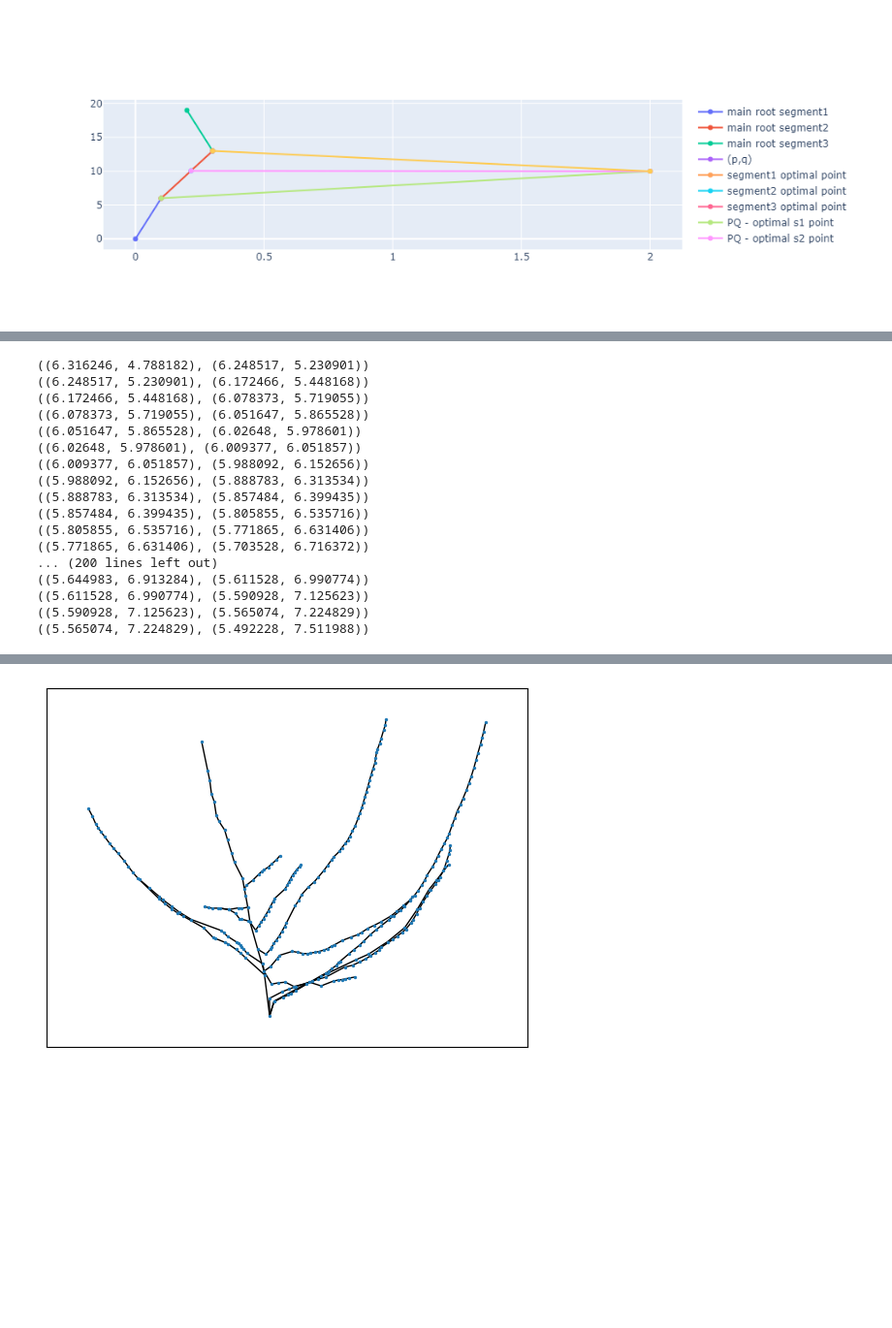
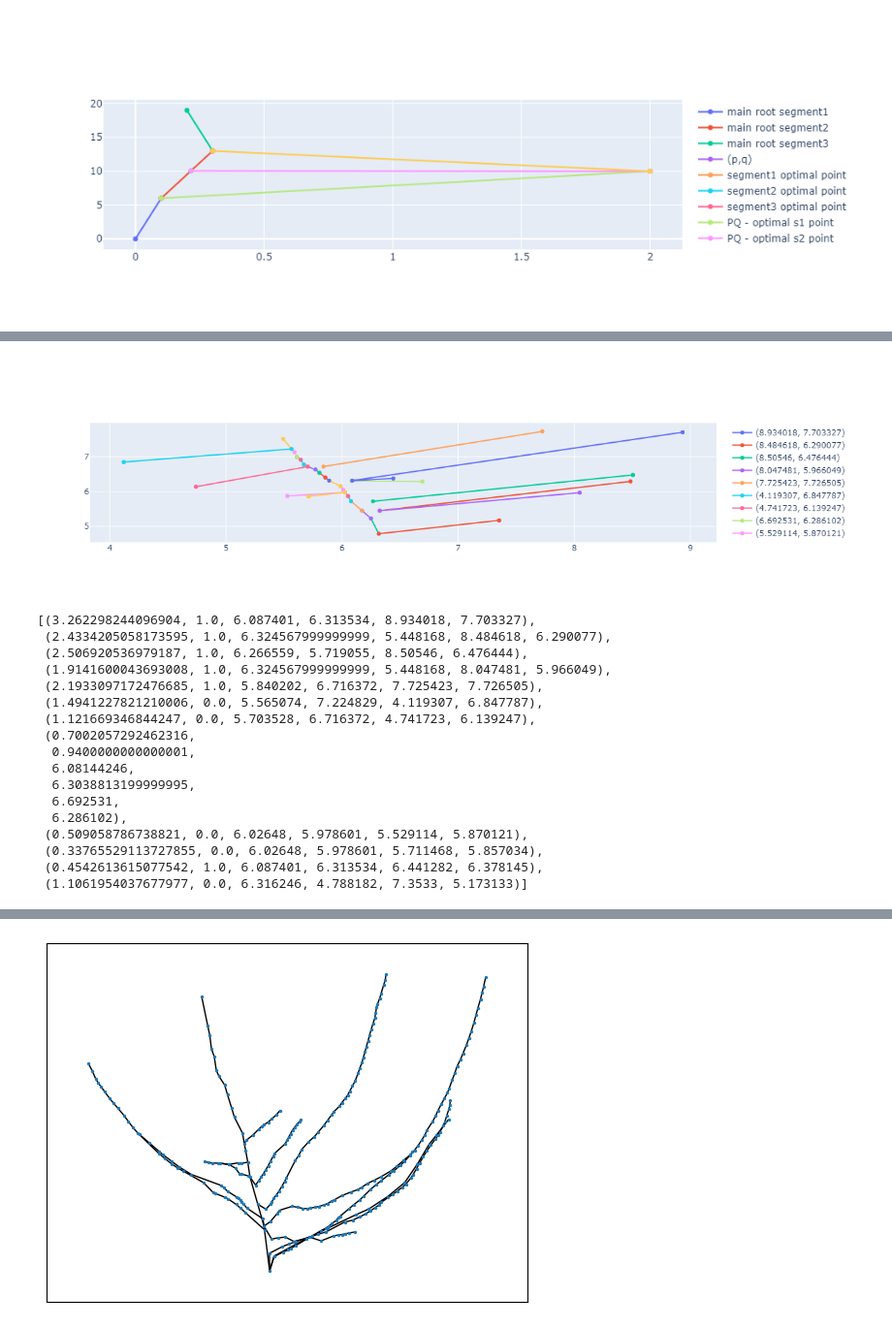
Before and after one commit to arjunc12/Plant-Architecture, a Jupyter notebook: wip_math.ipynb, the cells around one changed output, grey strips where cells are left out. Shown at 97% size. Saved outputs shown, nothing was run; the diff lists cells and outputs as text; code cells hidden in the pictures; blank space fills up the shorter version.

```diff
--- a/wip_math.ipynb
+++ b/wip_math.ipynb
@@ -104,7 +104,7 @@ def find_best_cost(alpha, G, root_distance, x0, y0, x1, y1, p, q):
         results.append(cost)
     ##opt_line = go.Scatter(x = x_opt, y = y_opt, mode = "lines", name = "Optimal: " + str(best_cost))
     ##fig.add_trace(opt_line)
-    return best_cost, best_t, best_x, best_y
+    return best_cost, best_t, best_x, best_y, p, q
 # %%
 '''
 pt1 = [5, 0.1]
@@ -244,29 +244,50 @@ example_fig.show()
 def arbor_best_cost(fname, alpha, G, root_distance):
     arbor = rar.read_arbor_full(fname)
     main_root = []
-    lat_root = []
+    lat_tips = []
     line_segments = {}
+    point_drawing = go.Figure()
     for node in arbor.nodes():
         if arbor.nodes[node]["label"] == ("main root") or arbor.nodes[node]["label"] == ("main root base"):
             main_root.append(node)
         if arbor.nodes[node]["label"] == ("lateral root tip"):
-            lat_root.append(node)
+            lat_tips.append(node)
     for i in range(1, len(main_root)):
         line_segments[i] = main_root[i - 1], main_root[i]
 
 
     # loop through lateral root tips and go through each line segment, return best cost and point
-    results = []
-    for tip in lat_root:
+    final = []
+    curr_dist = 0
+    firstTime = True
+    for tip in lat_tips:
+        results = []
+        p = tip[0]
+        q = tip[1]
         for seg in line_segments:
-
-            print(line_segments[seg])
             x0 = line_segments[seg][0][0]
             y0 = line_segments[seg][0][1]
             x1 = line_segments[seg][1][0]
             y1 = line_segments[seg][1][1]
-            p = tip[0]
-            q = tip[1]
-            result = find_best_cost(alpha, G, root_distance, x0, y0, x1, y1, p, q)
+            if firstTime == True:
+                result = find_best_cost(alpha, G, root_distance, x0, y0, x1, y1, p, q)
+                firstTime == False
+            else:
+                distance = length_func(x0, y0, x1, y1)
+                curr_dist += distance
+                result = find_best_cost(alpha, G, root_distance + curr_dist, x0, y0, x1, y1, p, q)
             results.append(result)
-    return results
+        final.append(min(results))
+    pq_drawings = get_tip_drawings(lat_tips)
+    for p_and_q in pq_drawings:
+        point_drawing.add_trace(p_and_q)
+
+    segment_drawings = get_line_segment_drawings(line_segments)
+    for line in segment_drawings:
+        point_drawing.add_trace(line)
+
+    opt_lines = get_opt_to_pq_drawings(final)
+    for opt in opt_lines:
+        point_drawing.add_trace(opt)
+    point_drawing.show()
+    return final
@@ -273,20 +332,21 @@ def arbor_best_cost(fname, alpha, G, root_distance):
 # %%
-arbor_best_cost('002_1_c_day4.csv', 1, 0, 10)
+arbor_best_cost('002_1_c_day4.csv', 0.5, 0, 0)
 # %% [output]
+[figure, added]
-((6.316246, 4.788182), (6.248517, 5.230901))
-((6.248517, 5.230901), (6.172466, 5.448168))
-((6.172466, 5.448168), (6.078373, 5.719055))
-((6.078373, 5.719055), (6.051647, 5.865528))
-((6.051647, 5.865528), (6.02648, 5.978601))
-((6.02648, 5.978601), (6.009377, 6.051857))
-((6.009377, 6.051857), (5.988092, 6.152656))
-((5.988092, 6.152656), (5.888783, 6.313534))
-((5.888783, 6.313534), (5.857484, 6.399435))
-((5.857484, 6.399435), (5.805855, 6.535716))
-((5.805855, 6.535716), (5.771865, 6.631406))
-((5.771865, 6.631406), (5.703528, 6.716372))
-... (200 lines left out)
-((5.644983, 6.913284), (5.611528, 6.990774))
-((5.611528, 6.990774), (5.590928, 7.125623))
-((5.590928, 7.125623), (5.565074, 7.224829))
-((5.565074, 7.224829), (5.492228, 7.511988))
+[(3.262298244096904, 1.0, 6.087401, 6.313534, 8.934018, 7.703327),
+ (2.4334205058173595, 1.0, 6.324567999999999, 5.448168, 8.484618, 6.290077),
+ (2.506920536979187, 1.0, 6.266559, 5.719055, 8.50546, 6.476444),
+ (1.9141600043693008, 1.0, 6.324567999999999, 5.448168, 8.047481, 5.966049),
+ (2.1933097172476685, 1.0, 5.840202, 6.716372, 7.725423, 7.726505),
+ (1.4941227821210006, 0.0, 5.565074, 7.224829, 4.119307, 6.847787),
+ (1.121669346844247, 0.0, 5.703528, 6.716372, 4.741723, 6.139247),
+ (0.7002057292462316,
+  0.9400000000000001,
+  6.08144246,
+  6.3038813199999995,
+  6.692531,
+  6.286102),
+ (0.509058786738821, 0.0, 6.02648, 5.978601, 5.529114, 5.870121),
+ (0.33765529113727855, 0.0, 6.02648, 5.978601, 5.711468, 5.857034),
+ (0.4542613615077542, 1.0, 6.087401, 6.313534, 6.441282, 6.378145),
+ (1.1061954037677977, 0.0, 6.316246, 4.788182, 7.3533, 5.173133)]
```
Also changed, not shown: parts of 6 cells of this notebook.
